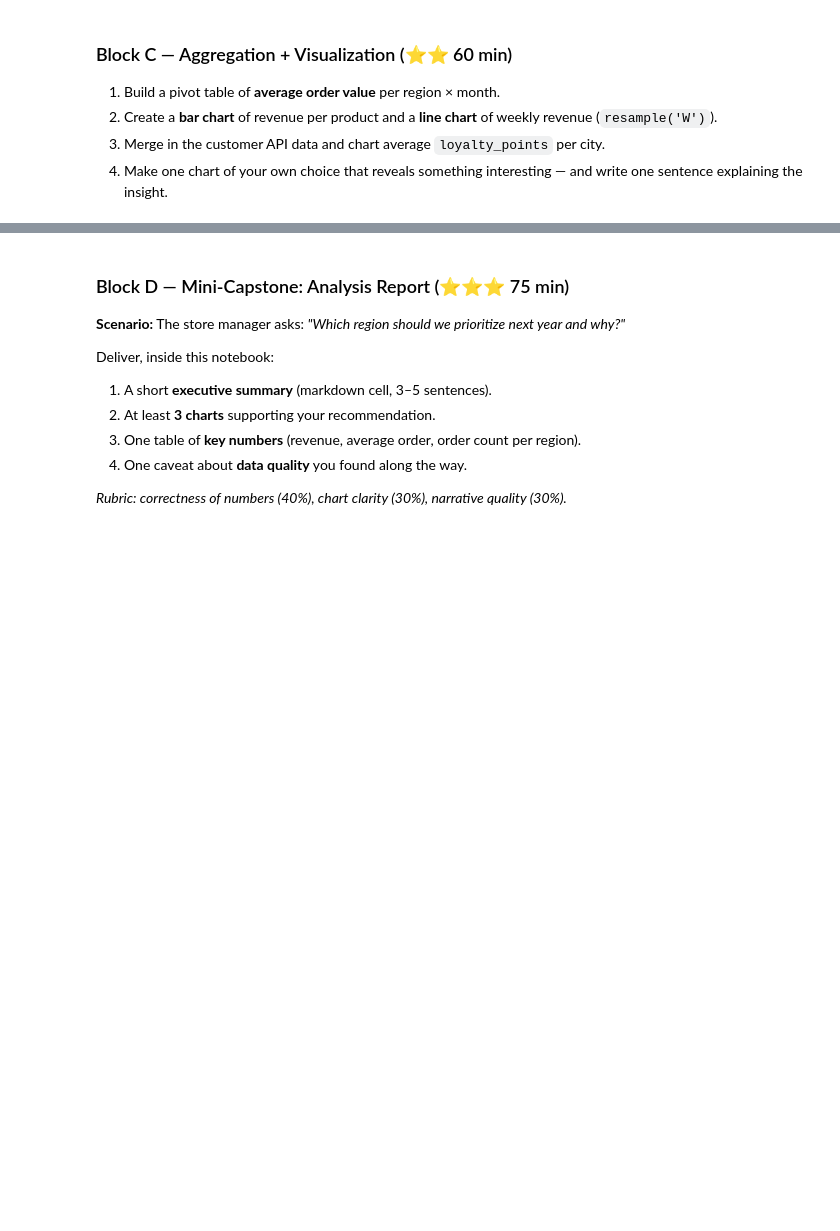
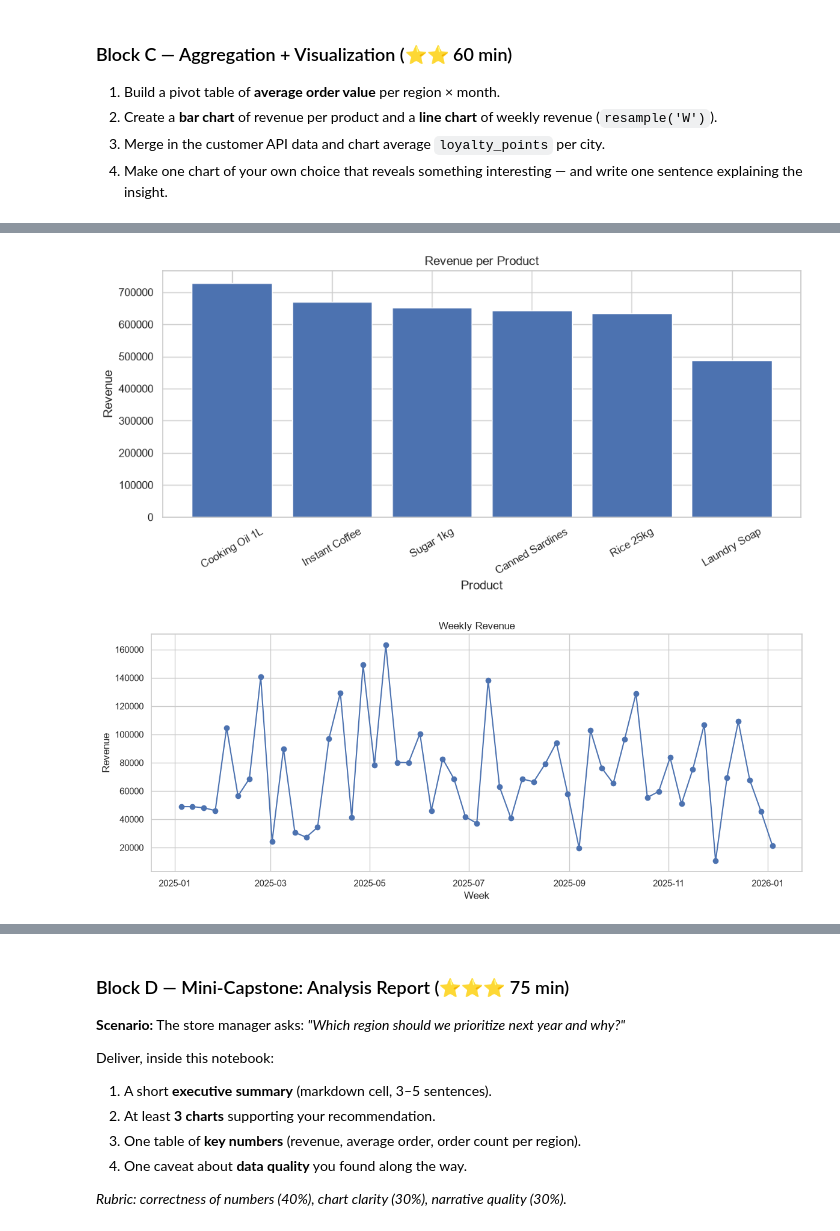
Before and after one commit to dey-dream/DEP_Course_Notebooks_Bundle, a Jupyter notebook: DEP_Basic_Data_Analysis.ipynb, the cells around one changed output, grey strips where cells are left out. Drawn from its saved outputs; the diff is of its cells as text; code cells hidden in the pictures; blank space fills up the shorter version.

Commit message:
Complete Data Analysis Notebook

```diff
--- a/DEP_Basic_Data_Analysis.ipynb
+++ b/DEP_Basic_Data_Analysis.ipynb
@@ -521,3 +723,81 @@ Work through the exercises **in order**. Each block has a difficulty tag and an
 4. Make one chart of your own choice that reveals something interesting — and write one sentence explaining the insight.
 # %%
 # Block C — your code here
+import pandas as pd
+import matplotlib.pyplot as plt
+import seaborn as sns
+import json
+
+sales = pd.read_csv("data/sales_clean.csv", parse_dates=["order_date"])
+
+sns.set_theme(style="whitegrid")
+
+sales["month"] = sales["order_date"].dt.month_name()
+
+pivot_table = pd.pivot_table(
+    sales,
+    values="total_amount",
+    index="region",
+    columns="month",
+    aggfunc="mean"
+).round(2)
+
+print("Average Order Value per Region × Month")
+print(pivot_table)
+
+revenue_product =sales.groupby("product")["total_amount"].sum().sort_values(ascending=False)
+
+plt.figure(figsize=(10,5))
+plt.bar(revenue_product.index, revenue_product.values)
+plt.title("Revenue per Product")
+plt.xlabel("Product")
+plt.ylabel("Revenue")
+plt.xticks(rotation=30)
+plt.tight_layout()
+plt.show()
+
+weekly_revenue =sales.set_index("order_date").resample("W")["total_amount"].sum()
+
+plt.figure(figsize=(12,5))
+plt.plot(weekly_revenue.index, weekly_revenue.values, marker="o")
+plt.title("Weekly Revenue")
+plt.xlabel("Week")
+plt.ylabel("Revenue")
+plt.tight_layout()
+plt.show()
+
+
+with open("data/customers_api.json") as f:
+    customers = pd.json_normalize(json.load(f)["data"])
+
+
+sales["customer_id"] = (sales.reset_index().index % 60) + 1
+
+merged = sales.merge(customers[["customer_id", "city", "loyalty_points"]],on="customer_id",how="left")
+
+
+avg_points =merged.groupby("city")["loyalty_points"].mean().sort_values(ascending=False)
+
+plt.figure(figsize=(8,5))
+plt.bar(avg_points.index, avg_points.values)
+plt.title("Average Loyalty Points per City")
+plt.xlabel("City")
+plt.ylabel("Average Loyalty Points")
+plt.xticks(rotation=20)
+plt.tight_layout()
+plt.show()
+
+
+orders_region = sales["region"].value_counts()
+
+plt.figure(figsize=(8,5))
+plt.bar(orders_region.index, orders_region.values)
+plt.title("Number of Orders per Region")
+plt.xlabel("Region")
+plt.ylabel("Number of Orders")
+plt.tight_layout()
+plt.show()
+
+print("\nInsight:")
+print("NCR has the highest number of orders, showing that it contributes the largest share of customer transactions in the dataset.")
+# %% [output]
@@ -523,0 +820,2 @@ Work through the exercises **in order**. Each block has a difficulty tag and an
+[figure, added]
+[figure, added]
```
Also changed, not shown: parts of 15 cells of this notebook, 2 other files.
